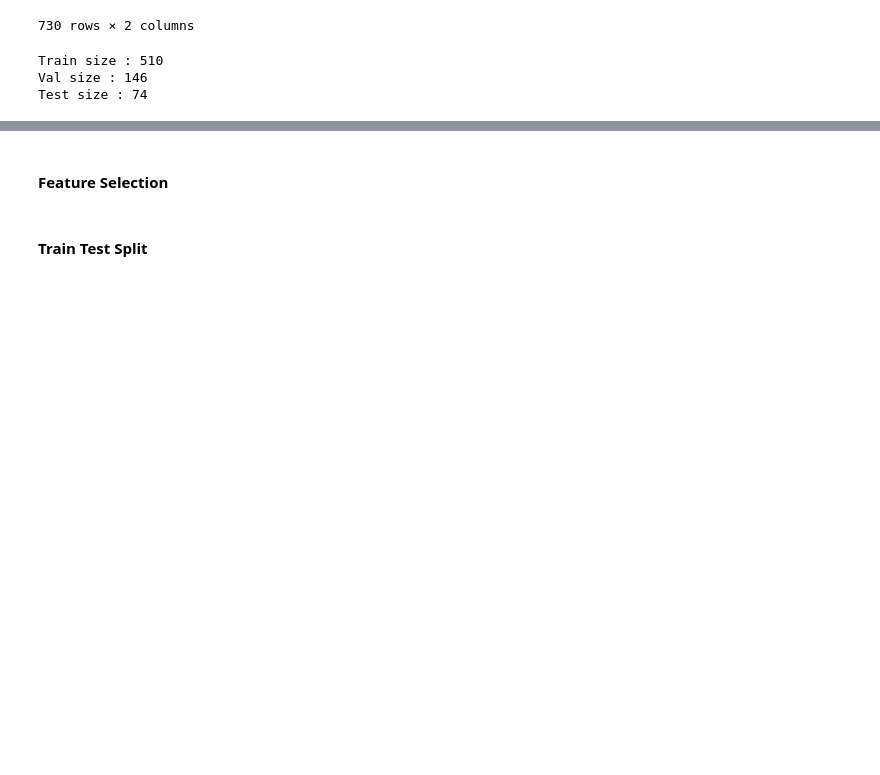
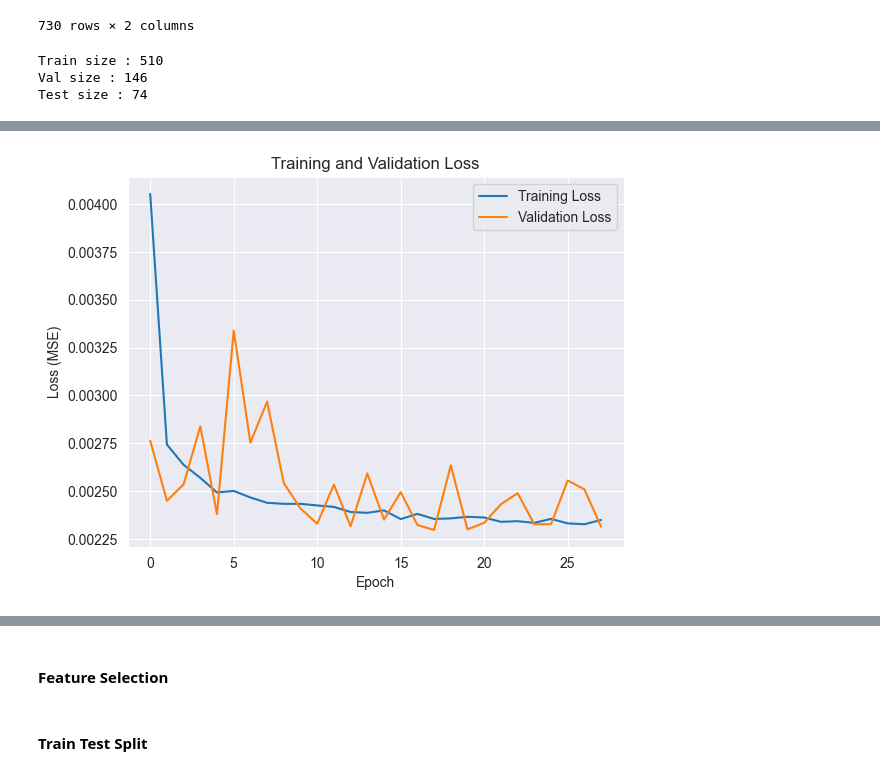
Before and after one commit to kubit07/data_analyse_DRIAS, a Jupyter notebook: bidirectional_lstm_model.ipynb, the cells around one changed output, grey strips where cells are left out. Saved outputs shown, nothing was run; the diff lists cells and outputs as text; code cells hidden in the pictures; blank space fills up the shorter version.

Commit message:
Bidirectional LSTM Basilique Saint-Remi

```diff
--- a/bidirectional_lstm_model.ipynb
+++ b/bidirectional_lstm_model.ipynb
@@ -589,12 +589,12 @@ data_bsr_2018_2019
 | 2019-12-31 | 3.612500 | 88.808333 |
 730 rows × 2 columns
 # %%
-dl_train, dl_val, dl_test = split_dataframe(data_bsr_2018_2019)
+dl_train_data_bsr, dl_val_data_bsr, dl_test_data_bsr = split_dataframe(data_bsr_2018_2019)
 # %% [output]
 Train size : 510
 Val size : 146
 Test size : 74
 # %%
-minmax_scaler = MinMaxScaler()  # scaler for humidity
-target_transformer = MinMaxScaler()   # scaler for target (meantemp)
+minmax_scaler_data_bsr = MinMaxScaler()  # scaler for humidity
+target_transformer_data_bsr = MinMaxScaler()   # scaler for target (meantemp)
 # %%
@@ -609,22 +609,8 @@ dl_test['S2SHR'] = minmax_scaler.transform(dl_test[['S2SHR']])
 # %%
 # Create sequences
 sequence_length = 3  # Example sequence length (adjust based on your data and experimentation)
-X_train, y_train = create_dataset(dl_train, dl_train['S2STemp'], sequence_length)
-X_val, y_val = create_dataset(dl_val, dl_val['S2STemp'], sequence_length)
-X_test, y_test = create_dataset(dl_test, dl_test['S2STemp'], sequence_length)
+X_data_bsr_train, y_data_bsr_train = create_dataset(dl_train_data_bsr, dl_train_data_bsr['S2STemp'], sequence_length)
+X_data_bsr_val, y_data_bsr_val = create_dataset(dl_val_data_bsr, dl_val_data_bsr['S2STemp'], sequence_length)
+X_data_bsr_test, y_data_bsr_test = create_dataset(dl_test_data_bsr, dl_test_data_bsr['S2STemp'], sequence_length)
 # %%
-# Build the bidirectional LSTM model
-model = Sequential()
-model.add(Bidirectional(LSTM(100, activation='tanh', input_shape=(sequence_length, X_train.shape[2]))))
-model.add(Dense(1))
-model.compile(optimizer='adam', loss='mse')
-
-# Define early stopping callback
-early_stopping = EarlyStopping(monitor='val_loss', patience=10, restore_best_weights=True)
-
-# Train the model
-history = model.fit(X_train, y_train, epochs=30, validation_data=(X_val, y_val), batch_size=1, callbacks=[early_stopping])
-
-# Evaluate the model
-loss = model.evaluate(X_val, y_val)
-print(f'Validation Loss: {loss}')
+model_data_bsr, history_data_bsr, val_loss_data_bsr = build_and_train_bilstm(X_data_bsr_train, y_data_bsr_train, X_data_bsr_val, y_data_bsr_val, sequence_length , units=100, epochs=30, batch_size=1)
@@ -633,8 +653,15 @@ model.summary()
 # %%
-# Make predictions
-bilstm_pred = model.predict(X_val)
-bilstm_pred = target_transformer.inverse_transform(bilstm_pred)  # Inverse transform to original scale
+# Get training and validation losses from history
+training_loss = history_data_bsr.history['loss']
+validation_loss = history_data_bsr.history['val_loss']
 
-# Inverse transform the true values for comparison
-y_val = y_val.reshape(-1, 1)
-y_val = target_transformer.inverse_transform(y_val)
+# Plot loss values over epochs
+plt.plot(training_loss, label='Training Loss')
+plt.plot(validation_loss, label='Validation Loss')
+plt.xlabel('Epoch')
+plt.ylabel('Loss (MSE)')
+plt.title('Training and Validation Loss')
+plt.legend()
+plt.show()
+# %% [output]
+[figure, added]
```
Also changed, not shown: parts of 8 cells of this notebook.
